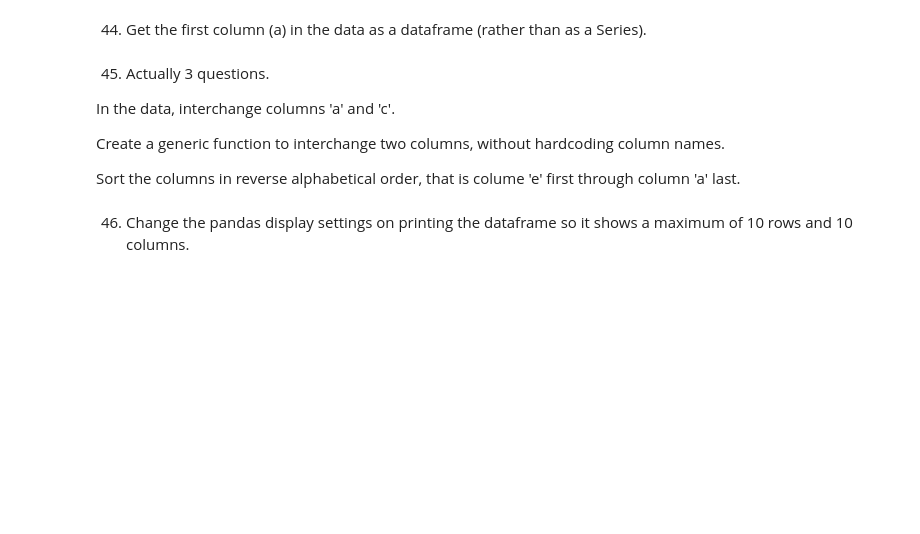
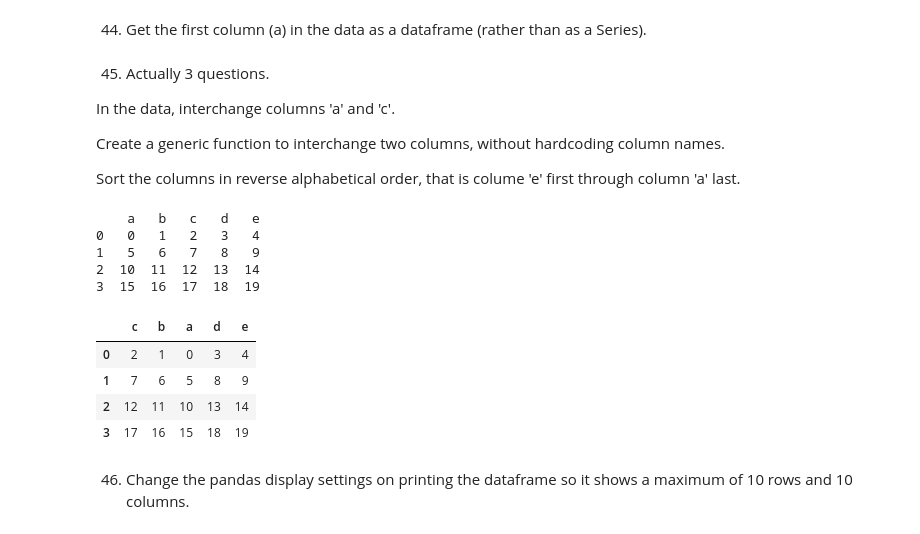
Before and after one commit to gunelmurad/pandas_demos, a Jupyter notebook: 74 or so Exercises-checkpoint.ipynb, the cells around one changed output. Cells and saved outputs as stored; diff of their text form; code cells hidden in the pictures; blank space fills up the shorter version.

```diff
--- a/74 or so Exercises-checkpoint.ipynb
+++ b/74 or so Exercises-checkpoint.ipynb
@@ -436,6 +436,41 @@ In the data, interchange columns 'a' and 'c'.
 Create a generic function to interchange two columns, without hardcoding column names.
 
 Sort the columns in reverse alphabetical order, that is colume 'e' first through column 'a' last.
+# %%
+df = pd.DataFrame(np.arange(20).reshape(-1, 5), columns=list('abcde'))
+print(df)
+#df[list('cbade')]
+
+# def switch_columns(df, col1=None, col2=None):
+#     colnames = df.columns.tolist()
+#     i1, i2 = colnames.index(col1), colnames.index(col2)
+#     colnames[i2], colnames[i1] = colnames[i1], colnames[i2]
+#     return df[colnames]
+
+# print(df[list('cbade')])
+# df
+
+x = df['a']
+y = df['c']
+
+df['a'] = y
+df['c'] = x
+
+df.rename(columns={'a':'c','c':'a'}, inplace=True)
+df
+
+#sor_result = df[sorted(df.columns)]
+# %% [output]
+    a   b   c   d   e
+0   0   1   2   3   4
+1   5   6   7   8   9
+2  10  11  12  13  14
+3  15  16  17  18  19
+|  | c | b | a | d | e |
+| 0 | 2 | 1 | 0 | 3 | 4 |
+| 1 | 7 | 6 | 5 | 8 | 9 |
+| 2 | 12 | 11 | 10 | 13 | 14 |
+| 3 | 17 | 16 | 15 | 18 | 19 |
 # %% [markdown]
 46) Change the pandas display settings on printing the dataframe so it shows a maximum of 10 rows and 10 columns.
 # %% [markdown]
```
Also changed, not shown: parts of 9 cells of this notebook, 1 other file.
